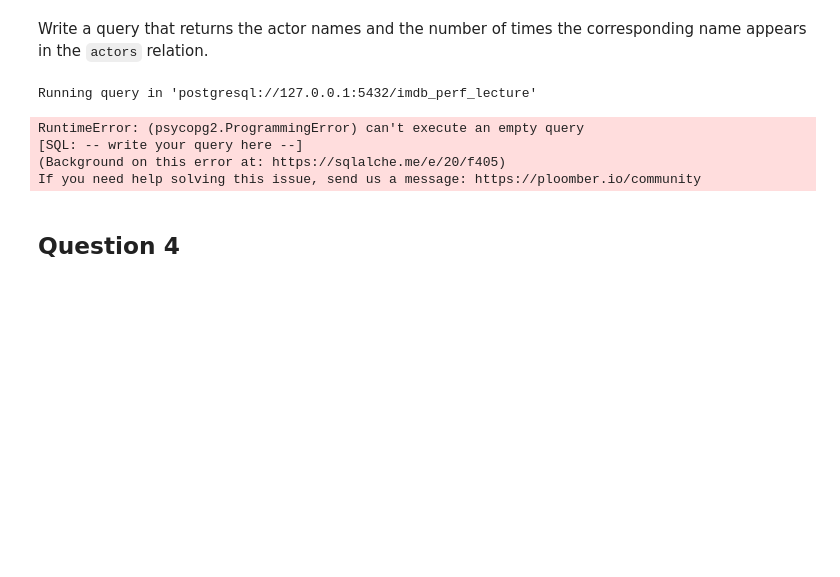
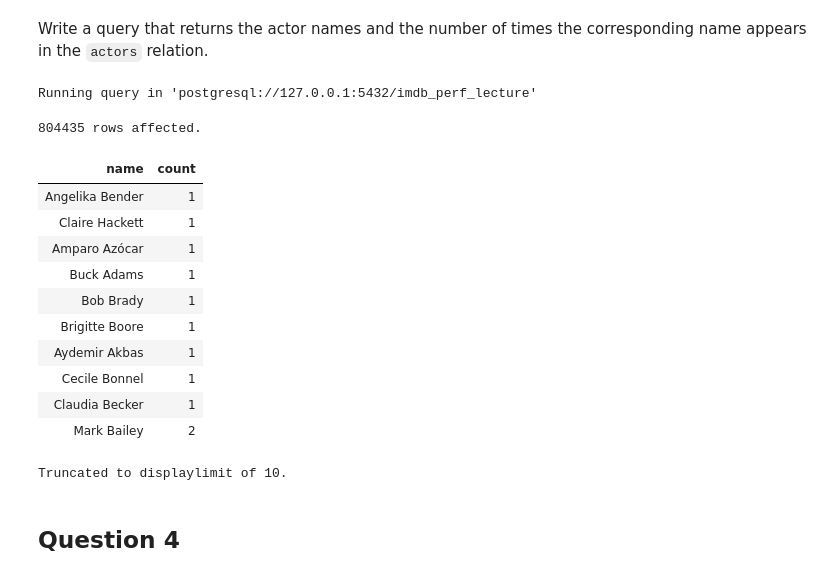
Before and after one commit to cal-data-eng/fa24-materials, a Jupyter notebook: disc/disc04/disc04.ipynb, the cells around one changed output. Cells and saved outputs as stored; diff of their text form; code cells hidden in the pictures; blank space fills up the shorter version.

```diff
--- a/disc/disc04/disc04.ipynb
+++ b/disc/disc04/disc04.ipynb
@@ -92,13 +95,24 @@ This question looks at the impacts of **aggregation** and **sorting** on query p
 Write a query that returns the actor names and the number of times the corresponding name appears in the `actors` relation.
 # %%
 %%sql
--- write your query here --
+SELECT name, COUNT(*)
+FROM actors
+GROUP BY name;
 # %% [output]
 Running query in 'postgresql://127.0.0.1:5432/imdb_perf_lecture'
-RuntimeError: (psycopg2.ProgrammingError) can't execute an empty query
-[SQL: -- write your query here --]
-(Background on this error at: https://sqlalche.me/e/20/f405)
-If you need help solving this issue, send us a message: https://ploomber.io/community
+804435 rows affected.
+| name | count |
+| Angelika Bender | 1 |
+| Claire Hackett | 1 |
+| Amparo Azócar | 1 |
+| Buck Adams | 1 |
+| Bob Brady | 1 |
+| Brigitte Boore | 1 |
+| Aydemir Akbas | 1 |
+| Cecile Bonnel | 1 |
+| Claudia Becker | 1 |
+| Mark Bailey | 2 |
+Truncated to displaylimit of 10.
 # %% [markdown]
 ## Question 4
 # %% [markdown]
```
Also changed, not shown: parts of 16 cells of this notebook.
